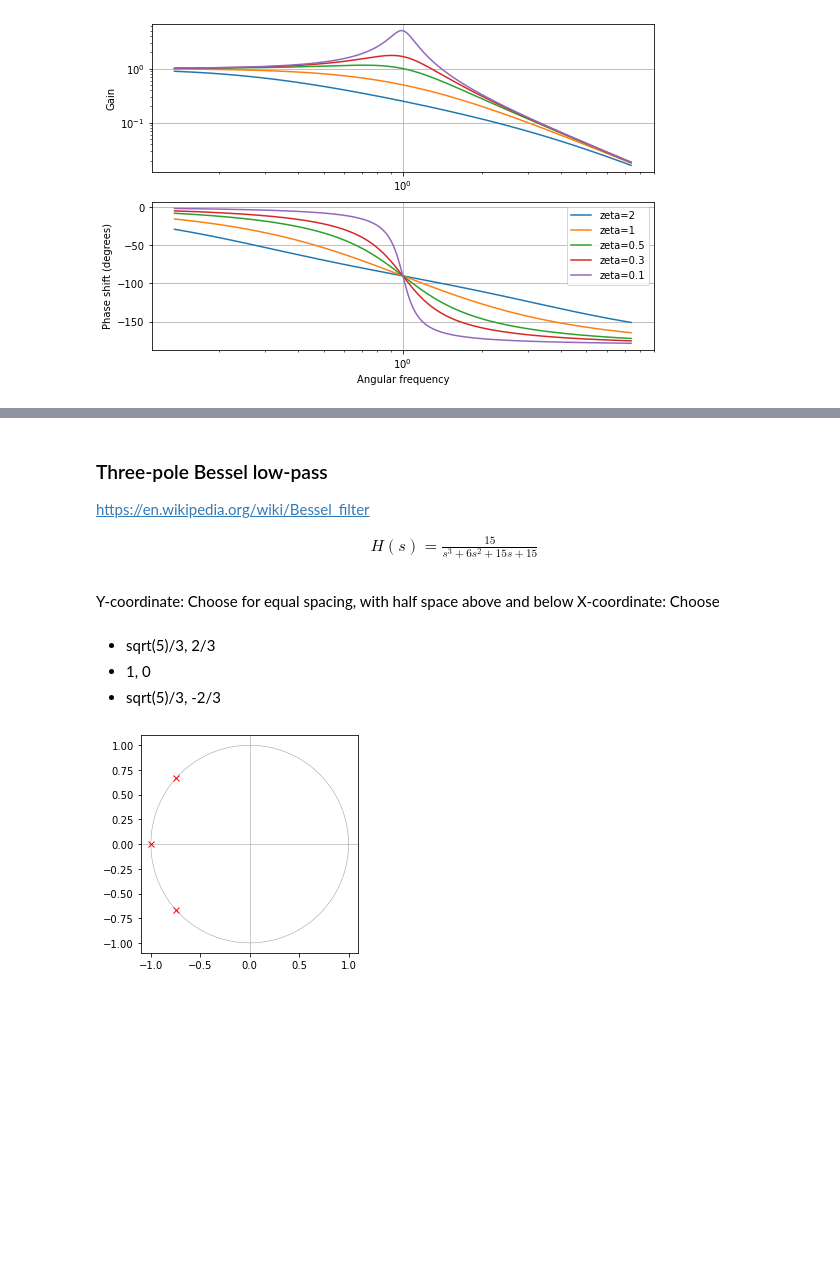
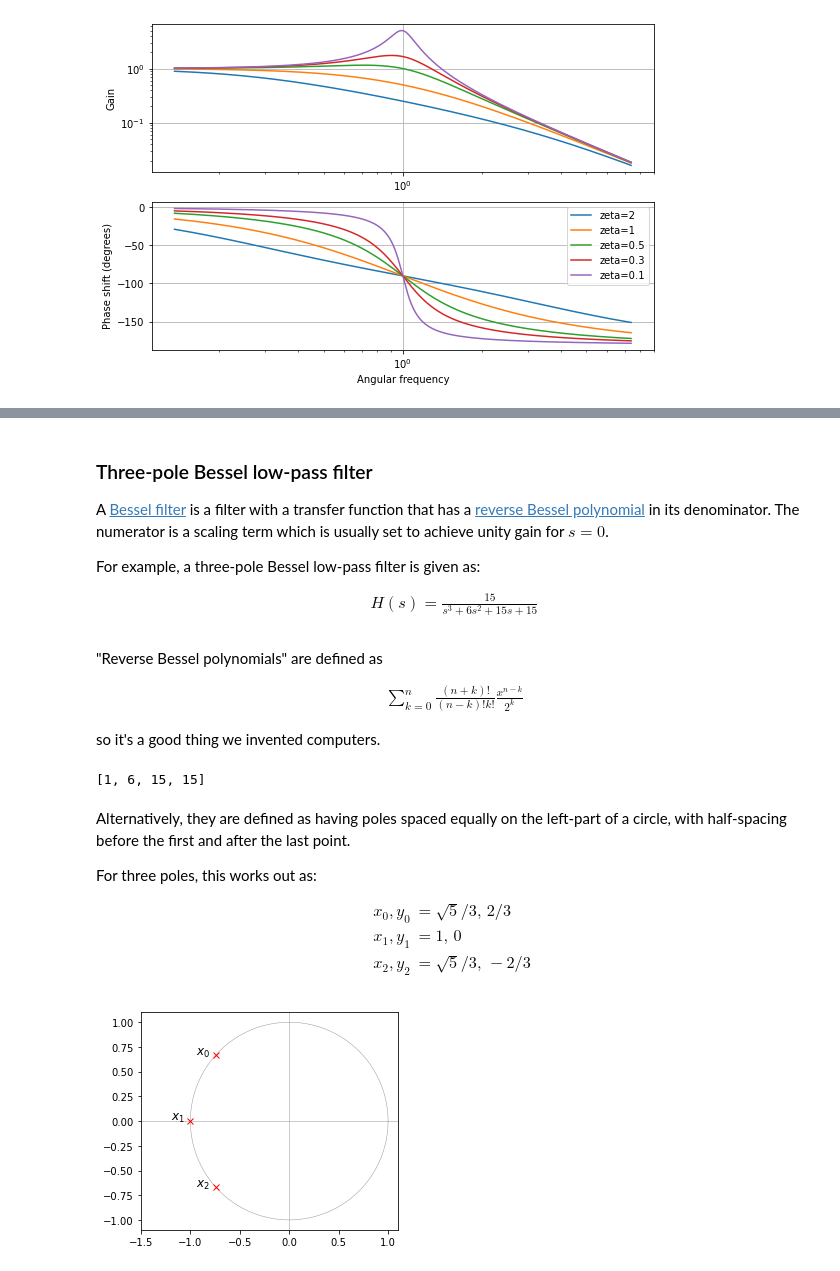
Before and after one commit to CardiacModelling/fitting-notebooks, a Jupyter notebook: artefacts/appendix-D-laplace-and-filters.ipynb, the cells around one changed output, grey strips where cells are left out. Saved outputs shown, nothing was run; the diff lists cells and outputs as text; code cells hidden in the pictures; blank space fills up the shorter version.

```diff
--- a/artefacts/appendix-D-laplace-and-filters.ipynb
+++ b/artefacts/appendix-D-laplace-and-filters.ipynb
@@ -1072,36 +1049,64 @@ EPC uses a Bessel
 # %% [markdown]
-### Three-pole Bessel low-pass
+### Three-pole Bessel low-pass filter
 
-https://en.wikipedia.org/wiki/Bessel_filter
+A [Bessel filter](https://en.wikipedia.org/wiki/Bessel_filter) is a filter with a transfer function that has a [reverse Bessel polynomial](https://en.wikipedia.org/wiki/Bessel_polynomials) in its denominator.
+The numerator is a scaling term which is usually set to achieve unity gain for $s = 0$.
+
+For example, a three-pole Bessel low-pass filter is given as:
 
 \begin{align}
 H(s) = \frac{15}{s^3 + 6s^2 + 15s + 15}
 \end{align}
+# %% [markdown]
+"Reverse Bessel polynomials" are defined as
+
+\begin{align}
+\sum_{k=0}^{n} \frac{(n + k)!}{(n - k)!k!}\frac{x^{n-k}}{2^k}
+\end{align}
+
+so it's a good thing we invented computers.
+# %%
+def revbes(n):
+    """ Returns the coefficients for a reverse Bessel polynomial. """
+    f = np.math.factorial
+    return [int(f(n + k) / (f(n - k) * f(k) * 2**k))
+            for k in range(n + 1)]
+
+print(revbes(3))
+# %% [output]
+[1, 6, 15, 15]
 # %% [markdown]
-Y-coordinate: Choose for equal spacing, with half space above and below
-X-coordinate: Choose
+Alternatively, they are defined as having poles spaced equally on the left-part of a circle, with half-spacing before the first and after the last point.
+
+For three poles, this works out as:
+
+\begin{align}
+x_0, y_0 &= \sqrt{5}/3, \, 2/3 \\
+x_1, y_1 &= 1, \, 0 \\
+x_2, y_2 &= \sqrt{5}/3, \, -2/3
+\end{align}
-# %% [markdown]
-- sqrt(5)/3, 2/3
-- 1, 0
-- sqrt(5)/3, -2/3
 # %%
 import numpy as np
 import matplotlib.pyplot as plt
 
 x = np.sqrt(5)/3
 y = 2/3
 
 t = np.linspace(0, np.pi*2, 100)
 s = dict(color='#999', lw=0.5)
 
-
 fig = plt.figure()
 ax = fig.add_subplot()
 ax.set_aspect('equal')
+ax.set_xlim(-1.5, 1.1)
 ax.axhline(0, **s)
 ax.axvline(0, **s)
 ax.plot(np.cos(t), np.sin(t), **s)
 ax.plot([-x, -1, -x], [y, 0, -y], 'rx')
+kw = dict(fontsize='large')
+ax.text(-x - 0.2, y, '$x_0$', **kw)
+ax.text(-1 - 0.2, 0.01, '$x_1$', **kw)
+ax.text(-x - 0.2, -y, '$x_2$', **kw)
 plt.show()
 # %% [output]
-[figure, old version]
+[figure, new version]
```
Also changed, not shown: parts of 19 cells of this notebook, 2 other files.
